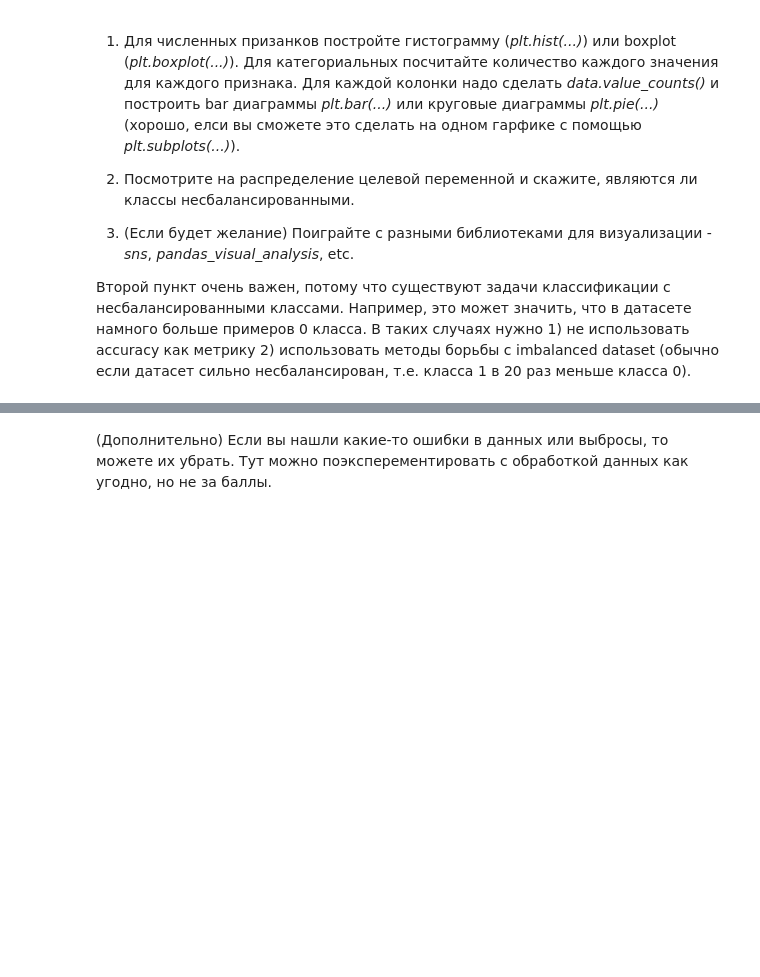
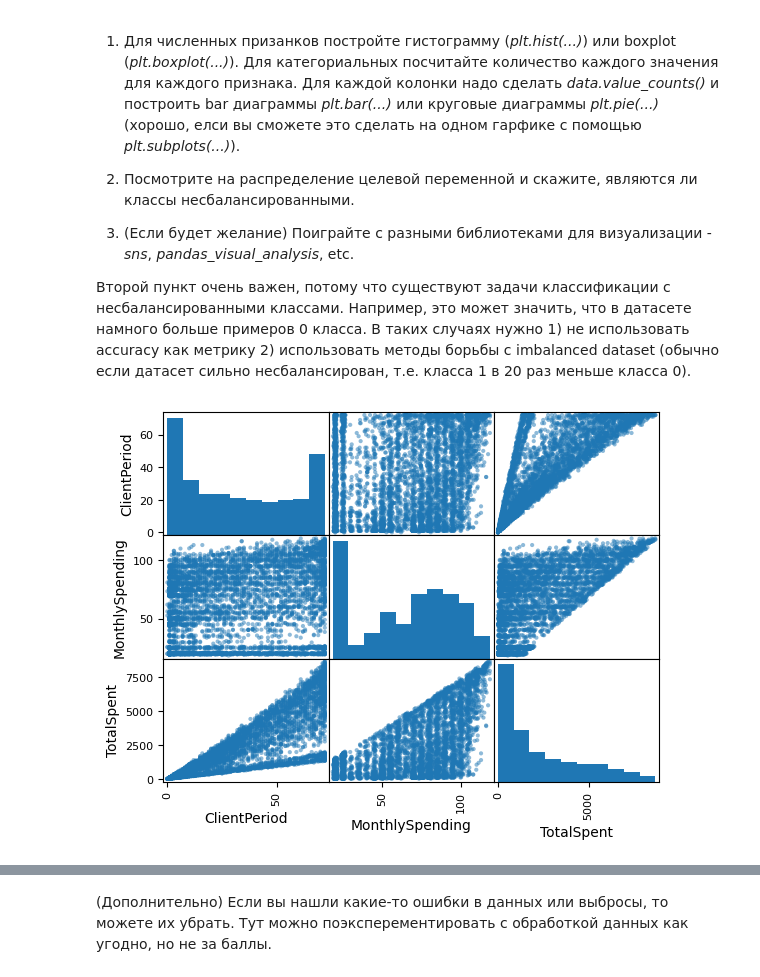
Before and after one commit to dokicode/deeplearning, a Jupyter notebook: basic/home16.1/hw_kaggle.ipynb, the cells around one changed output, grey strips where cells are left out. Saved outputs shown, nothing was run; the diff lists cells and outputs as text; code cells hidden in the pictures; blank space fills up the shorter version.

```diff
--- a/basic/home16.1/hw_kaggle.ipynb
+++ b/basic/home16.1/hw_kaggle.ipynb
@@ -228,3 +250,7 @@ data['TotalSpent'].min()
 3) (Если будет желание) Поиграйте с разными библиотеками для визуализации - *sns*, *pandas_visual_analysis*, etc.
 
 Второй пункт очень важен, потому что существуют задачи классификации с несбалансированными классами. Например, это может значить, что в датасете намного больше примеров 0 класса. В таких случаях нужно 1) не использовать accuracy как метрику 2) использовать методы борьбы с imbalanced dataset (обычно если датасет сильно несбалансирован, т.е. класса 1 в 20 раз меньше класса 0).
+# %%
+pd.plotting.scatter_matrix(data[num_cols]);
+# %% [output]
+[figure, added]
```
Also changed, not shown: parts of 67 cells of this notebook, 6 other files.
